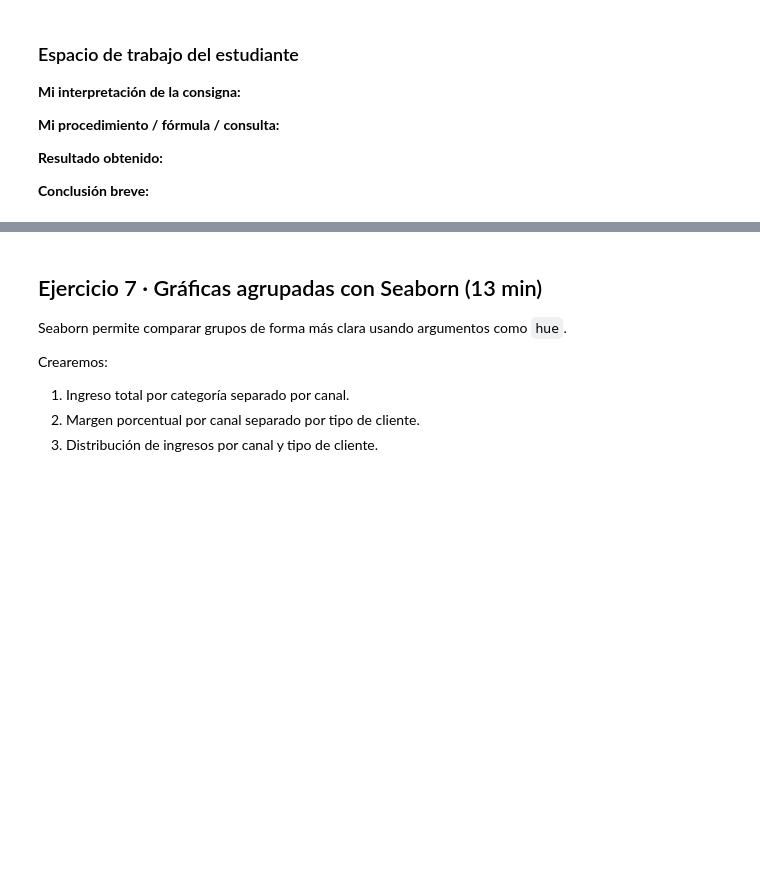
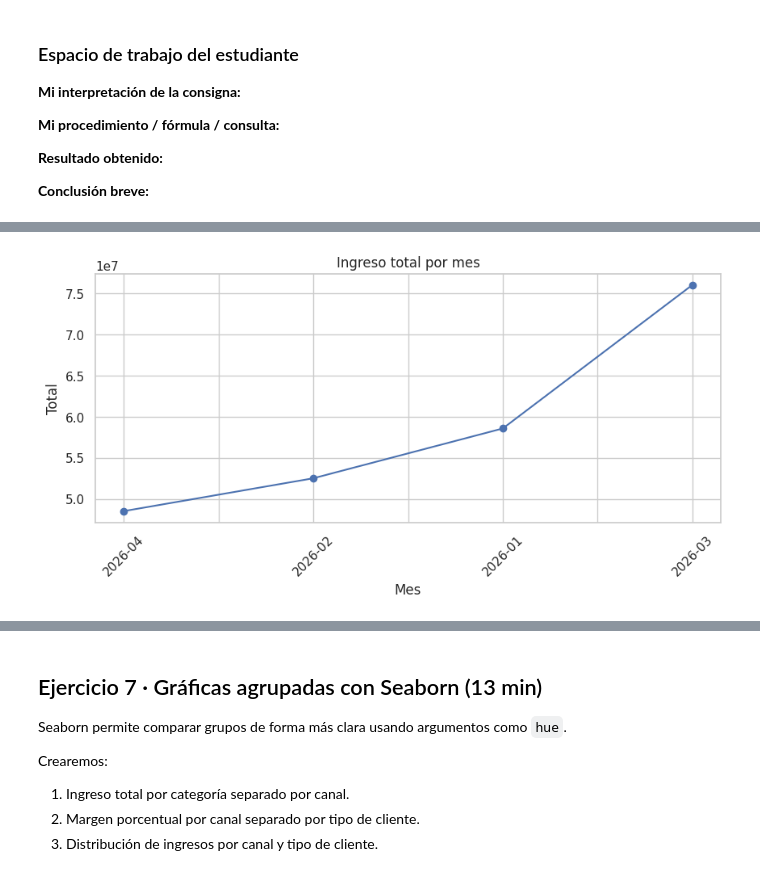
Before and after one commit to GloriaTP/Caso-de-Negocios---Venta-Multicanal---LATAM, a Jupyter notebook: Copia_de_Sprint07_Webinar11_students_version.ipynb, the cells around one changed output, grey strips where cells are left out. Drawn from its saved outputs; the diff is of its cells as text; code cells hidden in the pictures; blank space fills up the shorter version.

```diff
--- a/Copia_de_Sprint07_Webinar11_students_version.ipynb
+++ b/Copia_de_Sprint07_Webinar11_students_version.ipynb
@@ -490,0 +527,18 @@ Crearemos:
+# %%
+# Línea de ingreso por mes.
+#df_limpio["mes"]=df_limpio["fecha"].dt.month_name()
+df_limpio["mes"]=df_limpio["fecha"].dt.to_period("M").astype(str)
+
+ingreso_por_mes = df_limpio.groupby("mes")["ingreso"].sum().sort_values(ascending = True)
+
+ingreso_por_mes.plot(
+    kind = "line",
+    marker = "o",
+    title = "Ingreso total por mes",
+    figsize = (10,4))
+plt.ylabel("Total")
+plt.xlabel("Mes")
+plt.xticks(rotation=45)
+plt.show()
+# %% [output]
+[figure, added]
```
Also changed, not shown: parts of 28 cells of this notebook.
